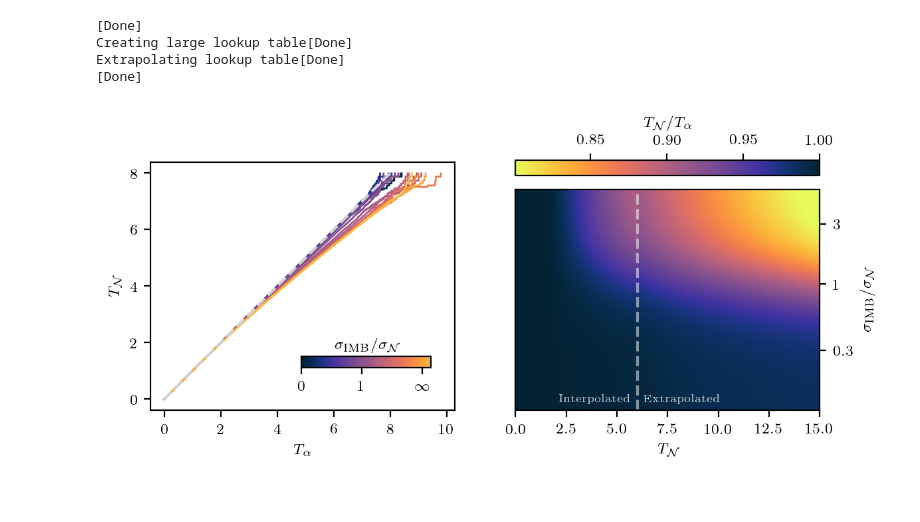
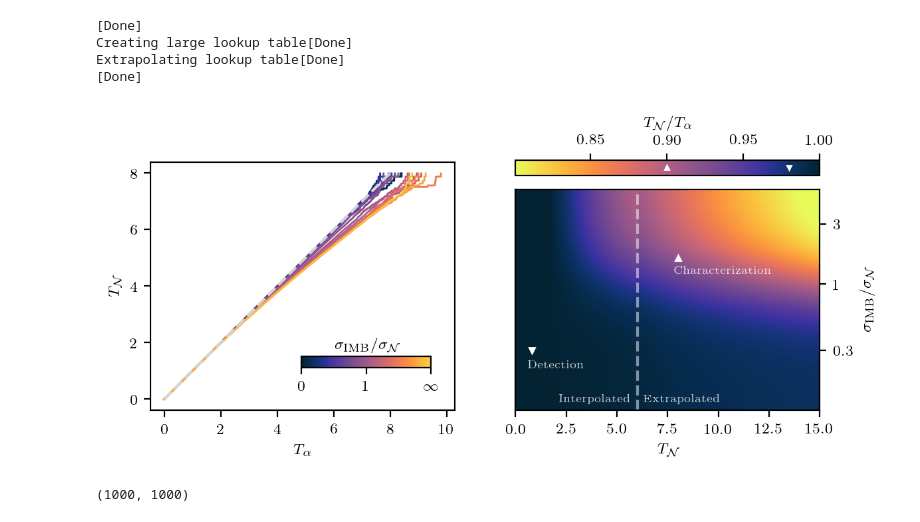
Before and after one commit to fdannert/InLIFEsim, a Jupyter notebook: docs/source/paper_figures/lookup_table.ipynb, the cells around one changed output. Saved outputs shown, nothing was run; the diff lists cells and outputs as text; code cells hidden in the pictures.

```diff
--- a/docs/source/paper_figures/lookup_table.ipynb
+++ b/docs/source/paper_figures/lookup_table.ipynb
@@ -152,6 +149,16 @@ Creating large lookup table
 Creating large lookup table[Done]
 Extrapolating lookup table[Done]
 [Done]
+# %%
+# add points for detection and characterization of Earth twin, created using the final table
+scenario = {'detection': {'sig': 0.8,
+                           'ratio': 0.3,
+                          't_ratio': 0.98,
+                          'ms': 'v'},
+             'characterization': {'sig': 8.0,
+                                  'ratio': 1.6,
+                                  't_ratio': 0.90,
+                                  'ms': '^'}}
 # %%
 fig, ax = plt.subplots(
     ncols=2,
@@ -197,7 +204,7 @@ cbar = matplotlib.colorbar.ColorbarBase(ax=cbar_ax, cmap=thermal, orientation='h
 
 cbar_ax.set_xlim(0, 0.85)
 
-pos_ticks = list(np.array([0, 7, 14]) / (len(ev.sigma_gauss)-1) * 0.85)
+pos_ticks = list(np.array([0, 8, 16]) / (len(ev.sigma_gauss)-1) * 0.85)
 ticks = ['0', '1' , r'$\infty$']
 
 # add a label of the colorbar to the right of the colorbar
@@ -236,31 +243,48 @@ idx = {'large': np.argmin(np.abs(ts_alpha - ev.crit_value['large'])),
        'small': np.argmin(np.abs(ts_alpha - ev.crit_value['small']))}
 
 idx['large_co'] = ts_alpha[idx['large']]
 idx['small_co'] = ts_alpha[idx['small']]
 
 large_ratio = large_ratio[:, idx['small']:idx['large']]
 
 ax.imshow(large_ratio, cmap=thermal_r, origin='lower', extent=(idx['small_co'], idx['large_co'], -1, 0.75), aspect='auto', vmin=vmin, vmax=1.0)
 
+# ax.contour(large_ratio, origin='lower', extent=(idx['small_co'], idx['large_co'], -1, 0.75), aspect='auto', colors='w', levels=[0.95], lw=0.5, alpha=0.5)
+# ax.contour(ev.lookup['extrapolation_ratio'], origin='lower', extent=(3, 30, -1, 0.75), aspect='auto', colors='w', levels=[0.95], lw=0.5, alpha=0.5)
+
 ax.axvline(ev.crit_value['large'], color='w', ls='--', alpha=0.5)
 ax.set_facecolor(thermal(0))
 
 ax.text(ev.crit_value['large']+0.3, -0.95, 'Extrapolated', ha='left', va='bottom', color='w', fontsize=6, alpha=0.8)
 ax.text(ev.crit_value['large']-0.3, -0.95, 'Interpolated', ha='right', va='bottom', color='w', fontsize=6, alpha=0.8)
+
+ax.plot(scenario['detection']['sig'], np.log10(scenario['detection']['ratio']), 'v', color='w', ms=3)
+cbar.ax.plot(scenario['detection']['t_ratio'], 0.5, 'v', color='w', ms=2)
+ax.text(scenario['detection']['sig']-0.2, np.log10(scenario['detection']['ratio']-0.05), s='Detection', c='w', ha='left', va='top', fontsize=6, alpha=0.8)
+
+ax.plot(scenario['characterization']['sig'], np.log10(scenario['characterization']['ratio']), '^', color='w', ms=3)
+cbar.ax.plot(scenario['characterization']['t_ratio'], 0.5, '^', color='w', ms=2)
+ax.text(scenario['characterization']['sig']-0.2, np.log10(scenario['characterization']['ratio']-0.2), s='Characterization', c='w', ha='left', va='top', fontsize=6, alpha=0.8)
 
 ax.set_xlim(0., 15)
 
 yticks = np.log10(np.array([3e-1, 1, 3]))
 ytick_labels = [r'$0.3$', r'$1$', r'$3$']
 ax.set_yticks(yticks, ytick_labels)
 
 # y ticks and lable on the right
 ax.yaxis.tick_right()
 ax.yaxis.set_label_position('right')
 
 ax.set_ylabel(r'$\sigma_\mathrm{IMB} / \sigma_\mathcal{N}$')
 ax.set_xlabel(r'$T_\mathcal{N}$')
 
+# plt.savefig('/Users/fdannert/Documents/projects/InLIFEsim/working/paper/revision/update_figure_4/sigma_lookup_combined_v2.pdf', bbox_inches='tight')
+
 plt.show()
 # %% [output]
-[figure, old version]
+[figure, new version]
+# %%
+ev.lookup['extrapolation_ratio'].shape
+# %% [output]
+(1000, 1000)
```
Also changed, not shown: parts of 6 cells of this notebook, 1 other file.
